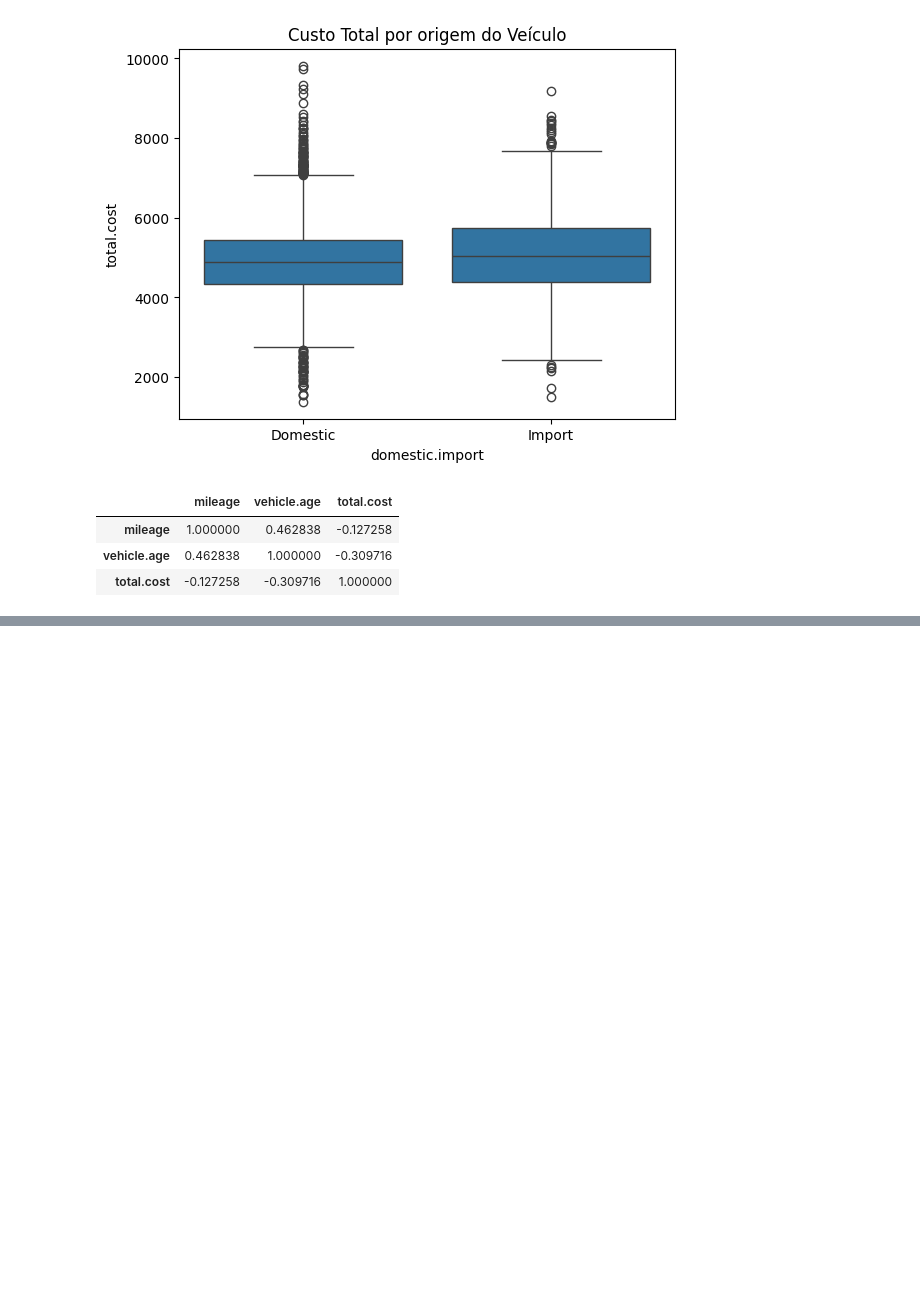
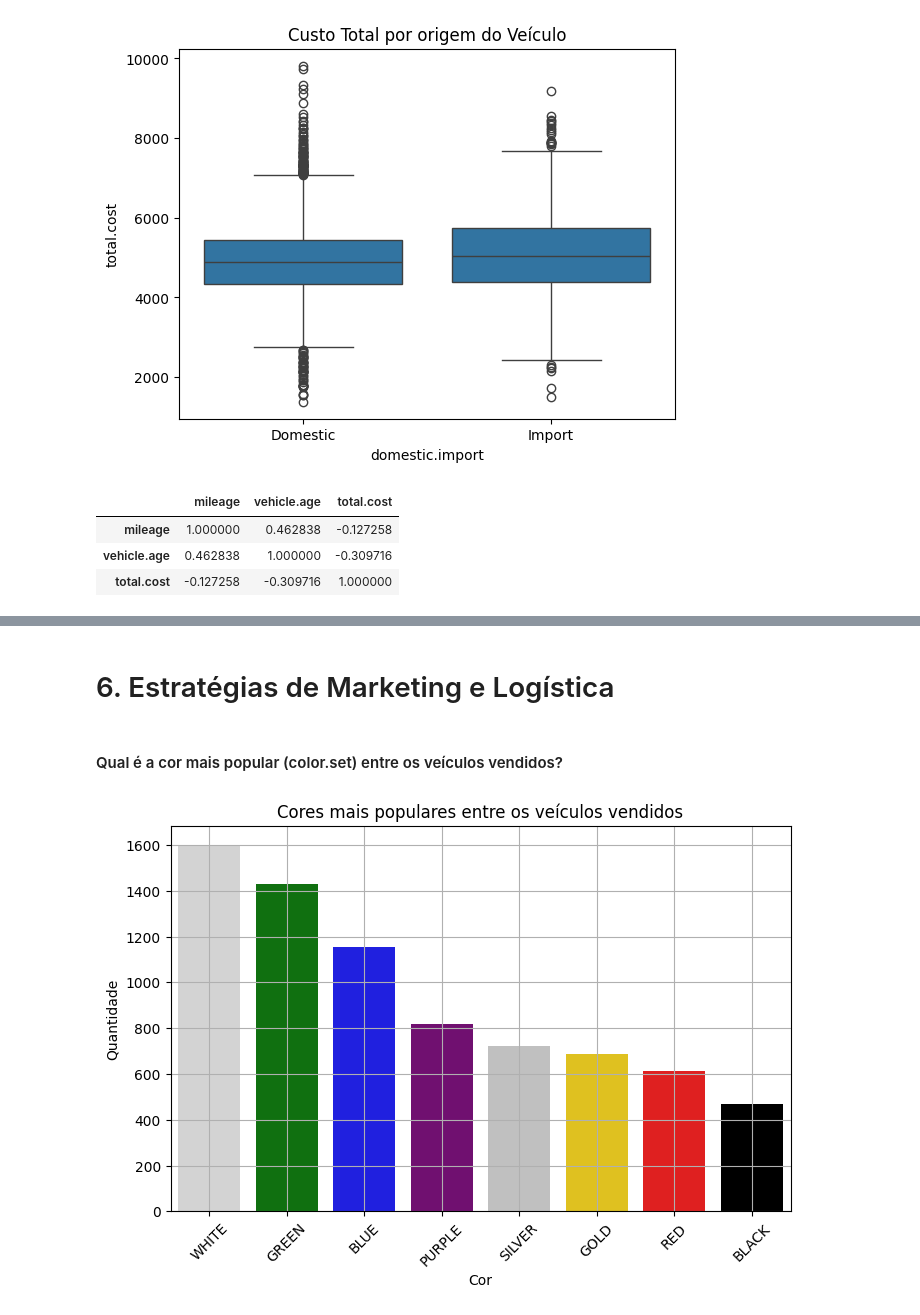
Before and after one commit to lucaslucena-la/Data_Science, a Jupyter notebook: carrosUsados_dataset/carros_usados.ipynb, the cells around one changed output, grey strips where cells are left out. Saved outputs shown, nothing was run; the diff lists cells and outputs as text; code cells hidden in the pictures; blank space fills up the shorter version.

```diff
--- a/carrosUsados_dataset/carros_usados.ipynb
+++ b/carrosUsados_dataset/carros_usados.ipynb
@@ -614,0 +732,27 @@ df[['mileage', 'vehicle.age', 'total.cost']].corr()
+# %% [markdown]
+# 6. Estratégias de Marketing e Logística
+# %% [markdown]
+#### Qual é a cor mais popular (color.set) entre os veículos vendidos?
+# %%
+plt.figure(figsize=(8, 5))
+
+# Criando uma nova coluna temporária para usar como hue
+df['color.temp'] = df['color.set']
+
+# Paleta de cores personalizada
+palette = {cor: cor_map.get(cor, 'gray') for cor in cores_populares.index}
+
+sns.countplot(data=df, x='color.set', hue='color.temp', order=cores_populares.index,
+              palette=palette, legend=False)
+
+plt.title('Cores mais populares entre os veículos vendidos')
+plt.xlabel('Cor')
+plt.ylabel('Quantidade')
+plt.xticks(rotation=45)
+plt.grid(True)
+plt.show()
+
+# Remover a coluna temporária se quiser
+df.drop(columns='color.temp', inplace=True)
+# %% [output]
+[figure, added]
```
Also changed, not shown: parts of 11 cells of this notebook.
